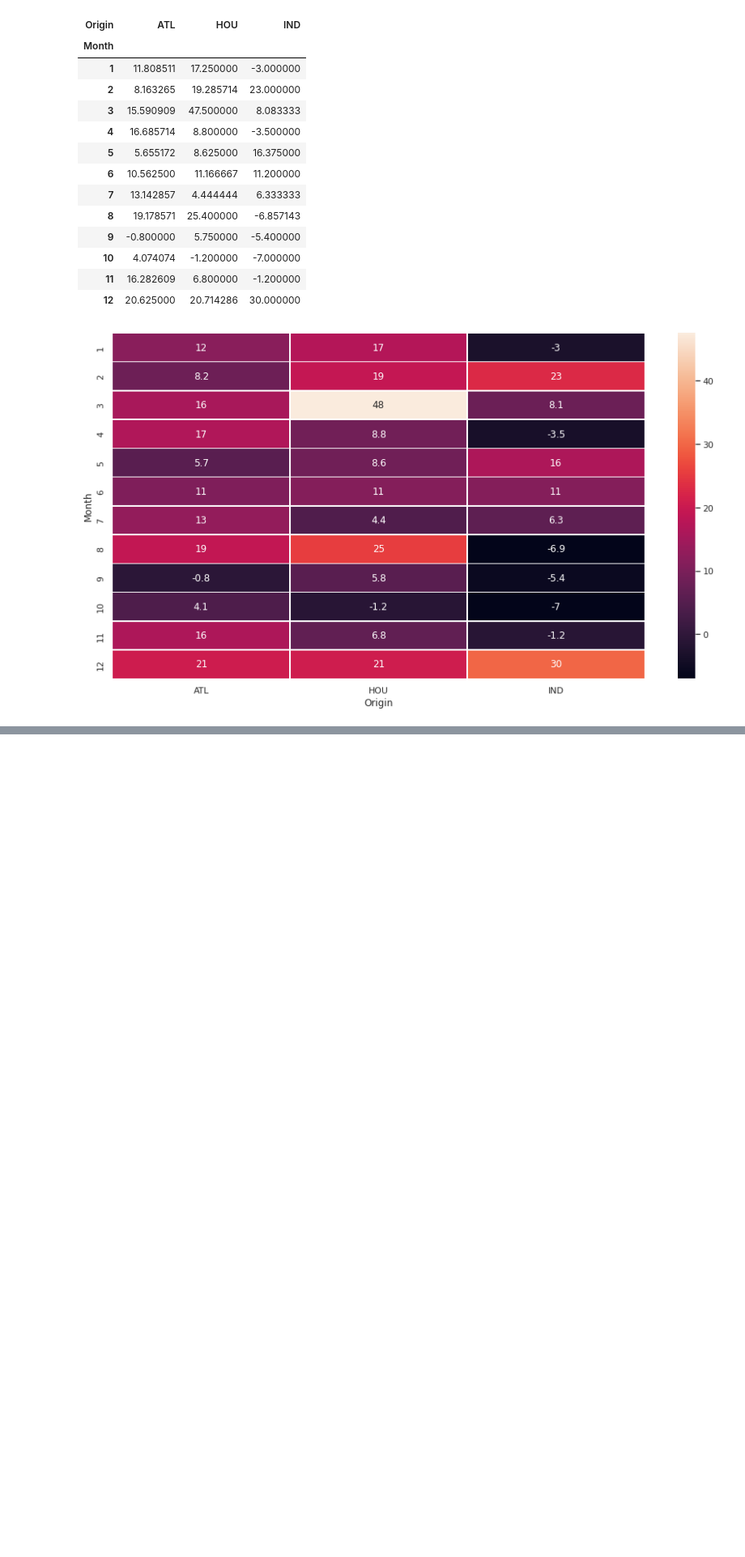
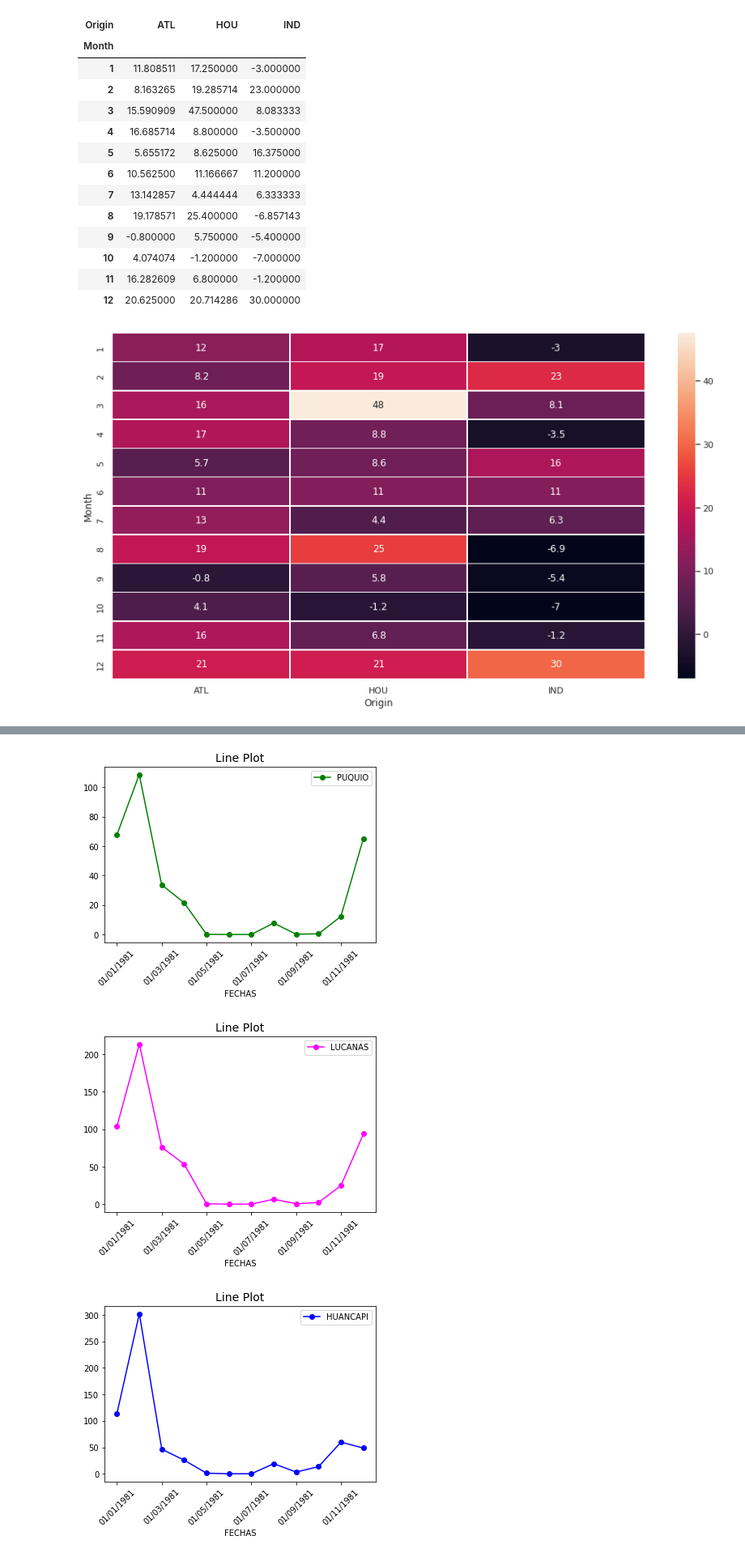
Before and after one commit to vilcagamarracf/Python_Snippets, a Jupyter notebook: Snippets/Snippets_Pandas.ipynb, the cells around one changed output, grey strips where cells are left out. Shown at 81% size. Drawn from its saved outputs; the diff is of its cells as text; code cells hidden in the pictures; blank space fills up the shorter version.

```diff
--- a/Snippets/Snippets_Pandas.ipynb
+++ b/Snippets/Snippets_Pandas.ipynb
@@ -983,0 +1259,3 @@ sns.heatmap(data=data, annot=True, linewidths=0.5);
+# %%
+df['SUM'] = df['PUQUIO']+df['LUCANAS']+df['HUANCAPI']+df['VILCASHUAMAN']
+df.head()
@@ -983,0 +1441,6 @@ sns.heatmap(data=data, annot=True, linewidths=0.5);
+# %%
+df_new = df.set_index('FECHAS')
+print(df_new)
+
+# Para regresar al estado original: df_new.reset_index()
+# Eliminar el index: df_new.reset_index(drop = True)
@@ -983,0 +1471,4 @@ sns.heatmap(data=data, annot=True, linewidths=0.5);
+# %%
+# Indexación Jerarquico - Multi-level indexes
+df_new1 = df.set_index(['FECHAS','SUM'])
+print(df_new1)
@@ -983,0 +1632,3 @@ sns.heatmap(data=data, annot=True, linewidths=0.5);
+# %%
+recorte = df.iloc[:12,:4]
+print(recorte)
@@ -983,0 +1649,16 @@ sns.heatmap(data=data, annot=True, linewidths=0.5);
+# %%
+recorte.plot(x='FECHAS', y = 'PUQUIO', kind='line', rot = 45, marker = 'o', color='green')
+plt.title('Line Plot', fontsize=14)
+plt.show()
+
+recorte.plot(x='FECHAS', y = 'LUCANAS', kind='line', rot = 45, marker = 'o', color = 'magenta')
+plt.title('Line Plot', fontsize=14)
+plt.show()
+
+recorte.plot(x='FECHAS', y = 'HUANCAPI', kind='line', rot = 45, marker = 'o', color = 'blue')
+plt.title('Line Plot', fontsize=14)
+plt.show()
+# %% [output]
+[figure, added]
+[figure, added]
+[figure, added]
```
Also changed, not shown: parts of 165 cells of this notebook.
